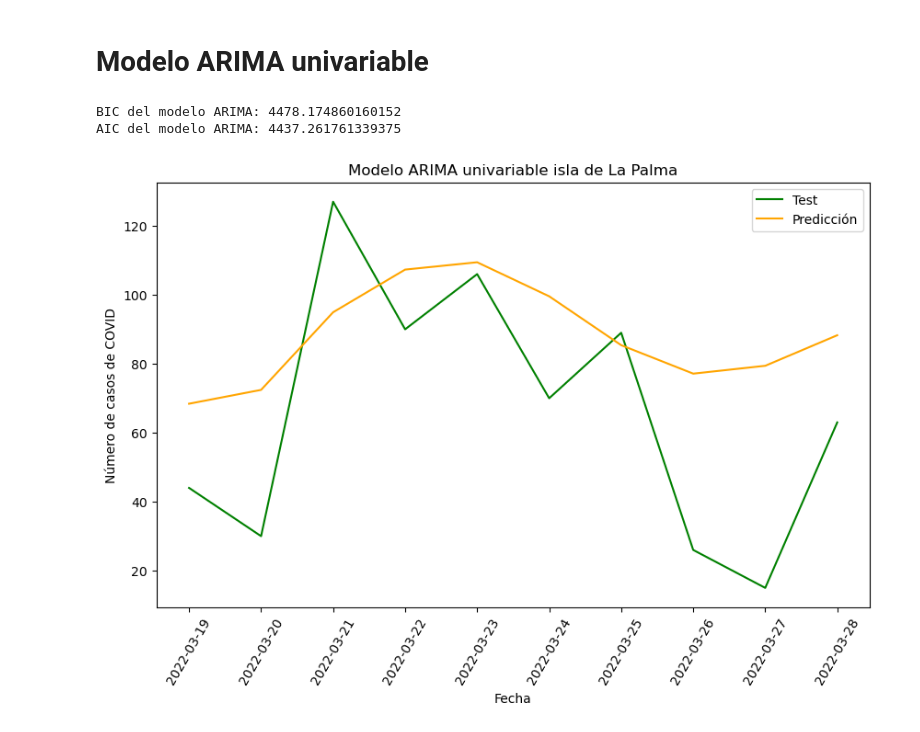
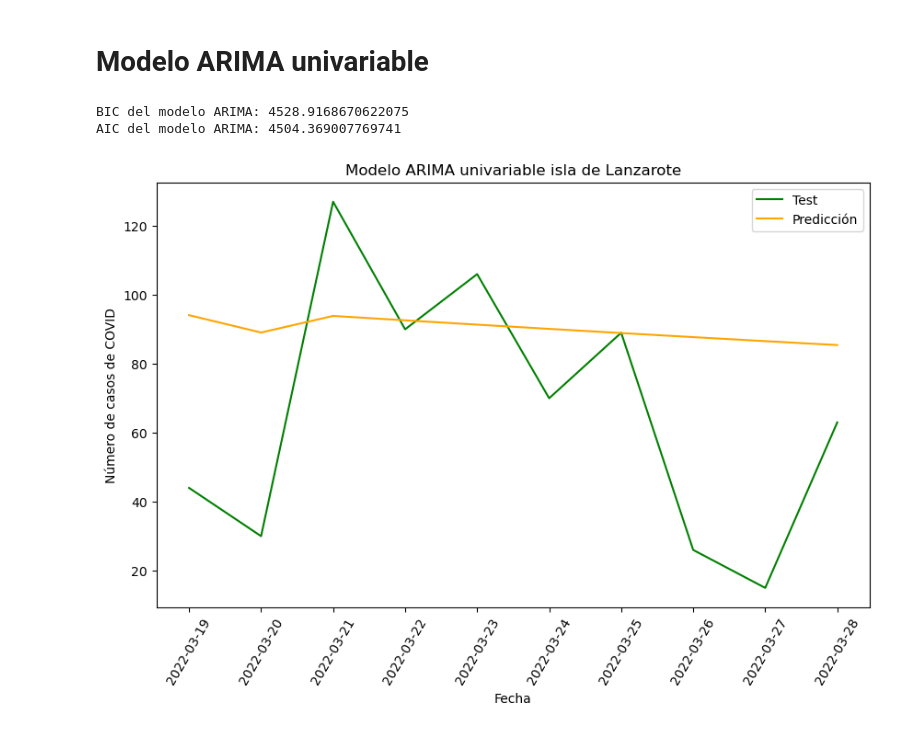
Before and after one commit to jalonsouoc/TFM, a Jupyter notebook: code/ARIMA_LaPalma.ipynb, the cells around one changed output. Drawn from its saved outputs; the diff is of its cells as text; code cells hidden in the pictures.

Commit message:
Avanzando con Lanzarote y Fuerteveentura

```diff
--- a/code/ARIMA_LaPalma.ipynb
+++ b/code/ARIMA_LaPalma.ipynb
@@ -169,9 +169,9 @@ visualizar_pacf(datos_LaPalma_arima_uni, 10)
 [figure]
 # %%
 # Parámetros del modelo ARIMA
-p = 3
+p = 1
 d = 0
-q = 5
+q = 3
 # %% [markdown]
 # Modelo ARIMA univariable
 # %%
@@ -184,17 +184,17 @@ modelo_arima_LaPalma = arima_LaPalma.fit()
 # %%
 visualizar_bic_aic(modelo_arima_LaPalma)
 # %% [output]
-BIC del modelo ARIMA: 4478.174860160152
-AIC del modelo ARIMA: 4437.261761339375
+BIC del modelo ARIMA: 4528.9168670622075
+AIC del modelo ARIMA: 4504.369007769741
 # %%
 pred = modelo_arima_LaPalma.forecast(steps=n_dias)
 # %%
 # Título para las visualizaciones
-isla = 'La Palma'
+isla = 'Lanzarote'
 tit = 'Modelo ARIMA univariable isla de ' + isla
 visualizar_dif_pred_test(test, pred, '', tit)
 # %% [output]
-[figure, old version]
+[figure, new version]
 # %%
 visualizar_historico(train, test, pred, '', 140, tit)
 # %% [output]
```
Also changed, not shown: parts of 2 cells of this notebook, 2 other files.
